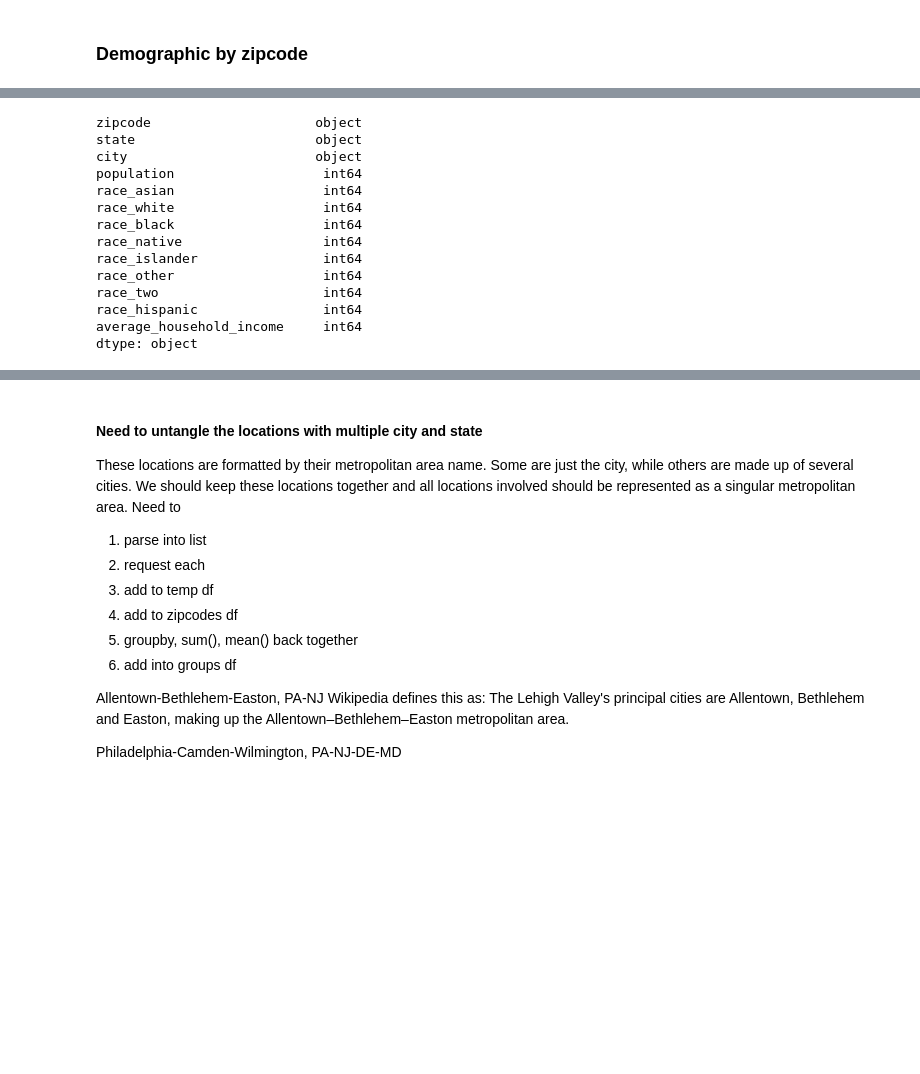
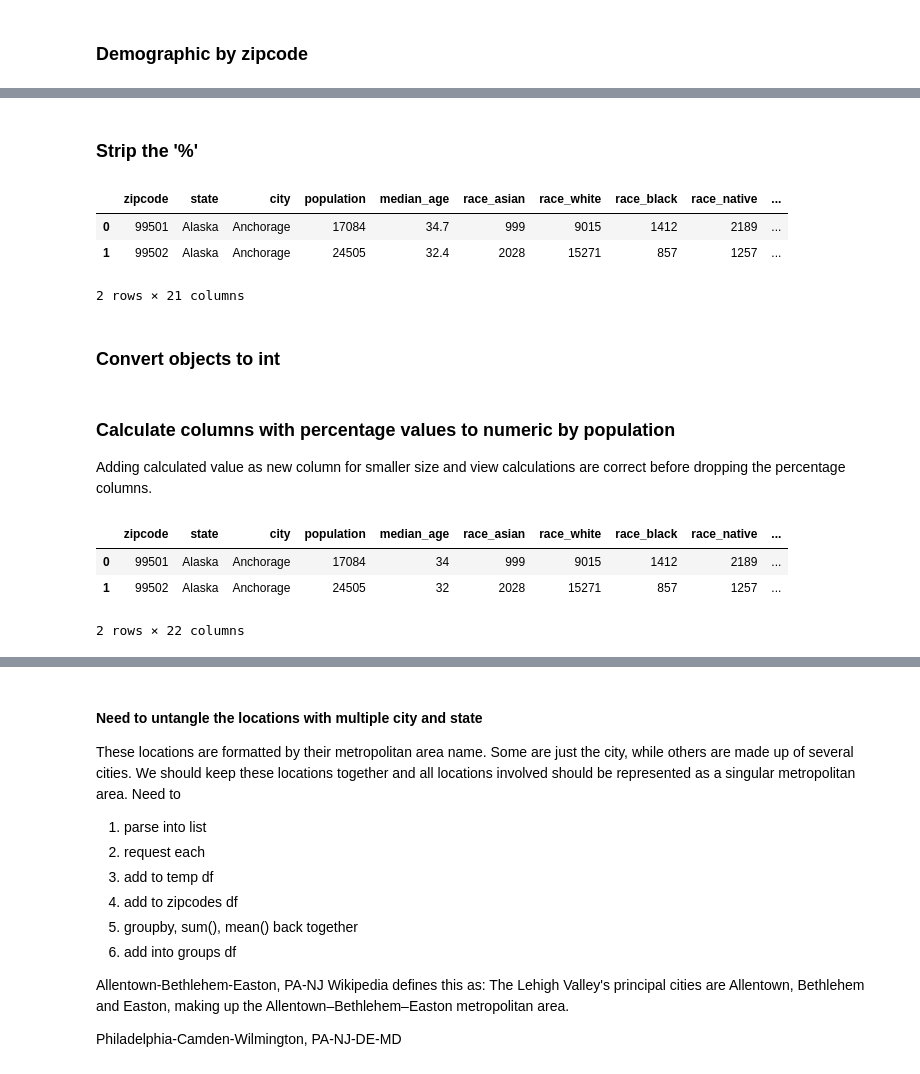
Before and after one commit to reachme1212/final_project, a Jupyter notebook: ETL_code/Demographics _ETL.ipynb, the cells around one changed output, grey strips where cells are left out. Drawn from its saved outputs; the diff is of its cells as text; code cells hidden in the pictures; blank space fills up the shorter version.

```diff
--- a/ETL_code/Demographics _ETL.ipynb
+++ b/ETL_code/Demographics _ETL.ipynb
@@ -190 +172,18 @@ dtype: object
+# %% [markdown]
+### Strip the '%'
+# %%
+demographic_by_zipcode_df['family_poverty_pct'] = demographic_by_zipcode_df['family_poverty_pct'].str.replace('%', '')
+demographic_by_zipcode_df['educational_attainment_bachelors'] = demographic_by_zipcode_df['educational_attainment_bachelors'].map(lambda x: x.strip('%'))
+demographic_by_zipcode_df['educational_attainment_graduate'] = demographic_by_zipcode_df['educational_attainment_graduate'].map(lambda x: x.strip('%'))
+demographic_by_zipcode_df['educational_attainment_high_school'] = demographic_by_zipcode_df['educational_attainment_high_school'].map(lambda x: x.strip('%'))
+demographic_by_zipcode_df['educational_attainment_no_diploma'] = demographic_by_zipcode_df['educational_attainment_no_diploma'].map(lambda x: x.strip('%'))
+demographic_by_zipcode_df['educational_attainment_some_college'] = demographic_by_zipcode_df['educational_attainment_some_college'].map(lambda x: x.strip('%'))
+demographic_by_zipcode_df.head(2)
+# %% [output]
+|  | zipcode | state | city | population | median_age | race_asian | race_white | race_black | race_native | ... |
+| 0 | 99501 | Alaska | Anchorage | 17084 | 34.7 | 999 | 9015 | 1412 | 2189 | ... |
+| 1 | 99502 | Alaska | Anchorage | 24505 | 32.4 | 2028 | 15271 | 857 | 1257 | ... |
+2 rows × 21 columns
+# %% [markdown]
+### Convert objects to int
 # %%
@@ -193,0 +192,4 @@ demographic_by_zipcode_df[convert_columns] = demographic_by_zipcode_df[convert_c
+# %% [markdown]
+### Calculate columns with percentage values to numeric by population
+
+Adding calculated value as new column for smaller size and view calculations are correct before dropping the percentage columns.
@@ -194,17 +205,7 @@ demographic_by_zipcode_df[convert_columns] = demographic_by_zipcode_df[convert_c
 # %%
-demographic_by_zipcode_df.dtypes
+demographic_by_zipcode_df.head(2)
 # %% [output]
+|  | zipcode | state | city | population | median_age | race_asian | race_white | race_black | race_native | ... |
+| 0 | 99501 | Alaska | Anchorage | 17084 | 34 | 999 | 9015 | 1412 | 2189 | ... |
+| 1 | 99502 | Alaska | Anchorage | 24505 | 32 | 2028 | 15271 | 857 | 1257 | ... |
-zipcode                     object
-state                       object
-city                        object
-population                   int64
-race_asian                   int64
-race_white                   int64
-race_black                   int64
-race_native                  int64
-race_islander                int64
-race_other                   int64
-race_two                     int64
-race_hispanic                int64
-average_household_income     int64
-dtype: object
+2 rows × 22 columns
```
Also changed, not shown: parts of 28 cells of this notebook, 4 other files.
